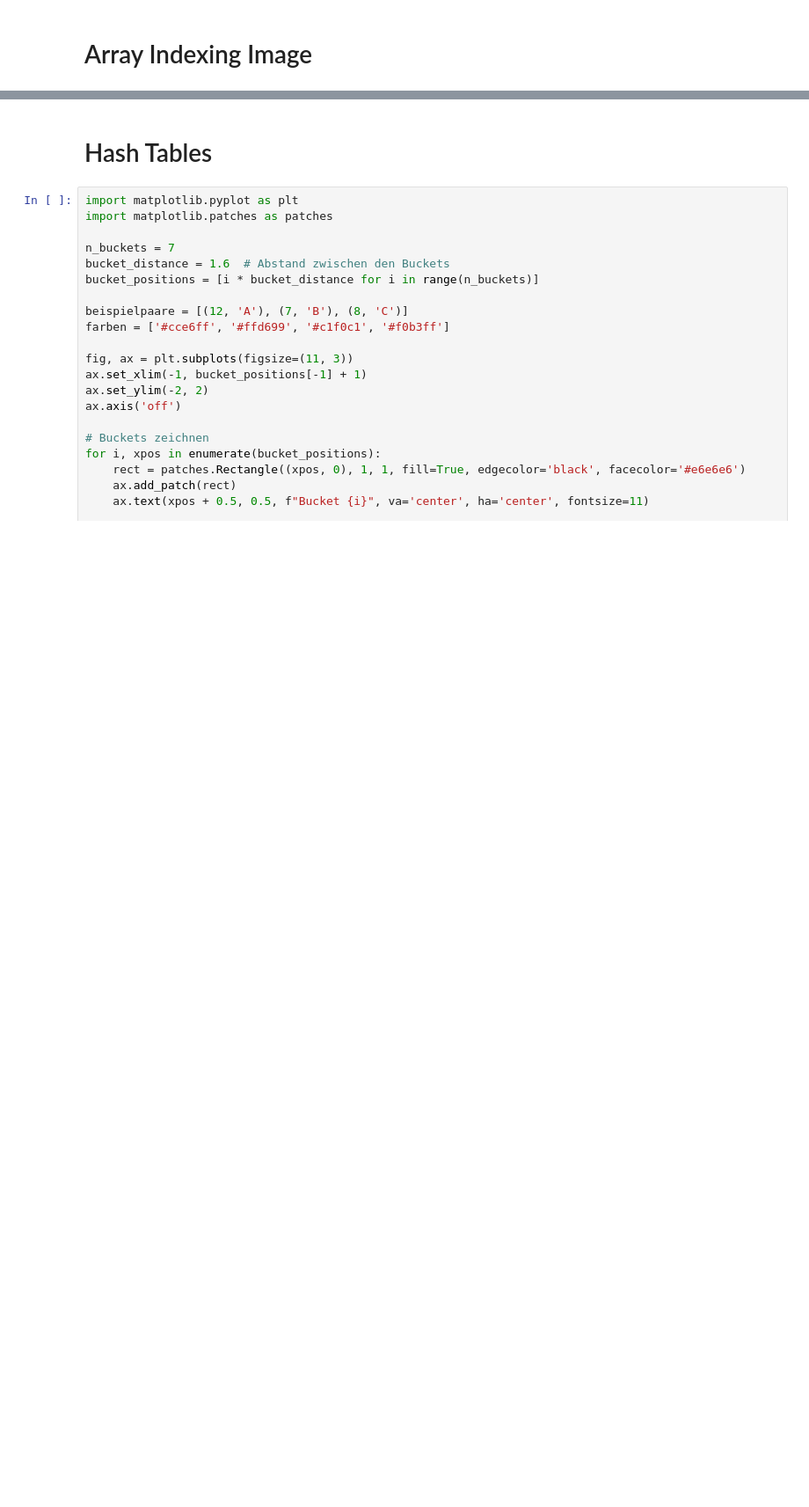
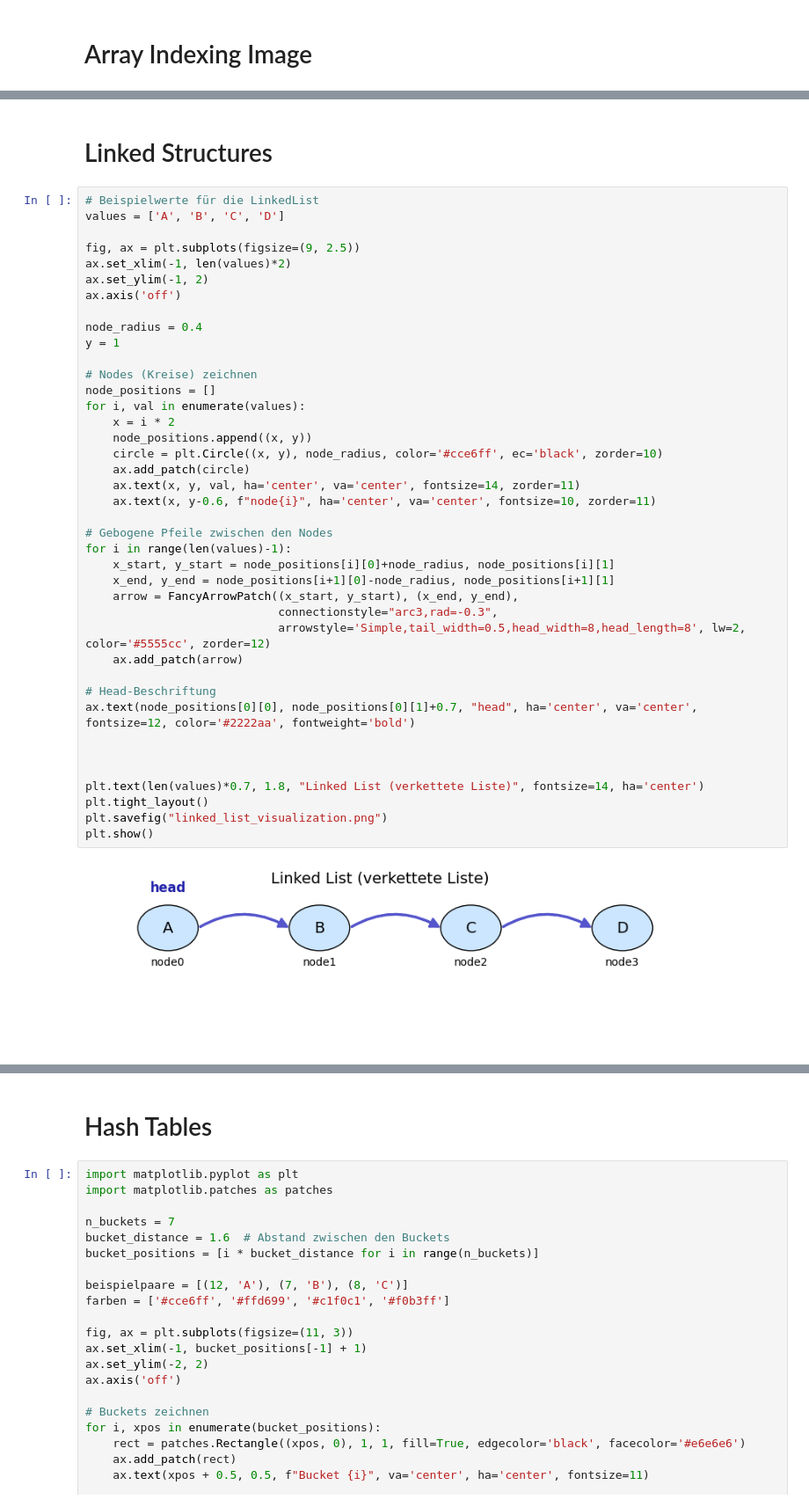
Before and after one commit to arthurvetter/algorithmenunddatenstrukturen, a Jupyter notebook: images/image_generation.ipynb, the cells around one changed output, grey strips where cells are left out. Shown: that part at 88% size. Drawn from its saved outputs; the diff is of its cells as text; blank space fills up the shorter version.

Commit message:
images added

```diff
--- a/images/image_generation.ipynb
+++ b/images/image_generation.ipynb
@@ -44,3 +51,47 @@ plt.savefig('array_indexing.png', bbox_inches='tight')
 plt.show()
 # %% [output]
 [figure]
+# %% [markdown]
+# Linked Structures
+# %%
+# Beispielwerte für die LinkedList
+values = ['A', 'B', 'C', 'D']
+
+fig, ax = plt.subplots(figsize=(9, 2.5))
+ax.set_xlim(-1, len(values)*2)
+ax.set_ylim(-1, 2)
+ax.axis('off')
+
+node_radius = 0.4
+y = 1
+
+# Nodes (Kreise) zeichnen
+node_positions = []
+for i, val in enumerate(values):
+    x = i * 2
+    node_positions.append((x, y))
+    circle = plt.Circle((x, y), node_radius, color='#cce6ff', ec='black', zorder=10)
+    ax.add_patch(circle)
+    ax.text(x, y, val, ha='center', va='center', fontsize=14, zorder=11)
+    ax.text(x, y-0.6, f"node{i}", ha='center', va='center', fontsize=10, zorder=11)
+
+# Gebogene Pfeile zwischen den Nodes
+for i in range(len(values)-1):
+    x_start, y_start = node_positions[i][0]+node_radius, node_positions[i][1]
+    x_end, y_end = node_positions[i+1][0]-node_radius, node_positions[i+1][1]
+    arrow = FancyArrowPatch((x_start, y_start), (x_end, y_end),
+                            connectionstyle="arc3,rad=-0.3",
+                            arrowstyle='Simple,tail_width=0.5,head_width=8,head_length=8', lw=2, color='#5555cc', zorder=12)
+    ax.add_patch(arrow)
+
+# Head-Beschriftung
+ax.text(node_positions[0][0], node_positions[0][1]+0.7, "head", ha='center', va='center', fontsize=12, color='#2222aa', fontweight='bold')
+
+
+
+plt.text(len(values)*0.7, 1.8, "Linked List (verkettete Liste)", fontsize=14, ha='center')
+plt.tight_layout()
+plt.savefig("linked_list_visualization.png")
+plt.show()
+# %% [output]
+[figure, added]
```
Also changed, not shown: parts of 9 cells of this notebook, 8 other files.
